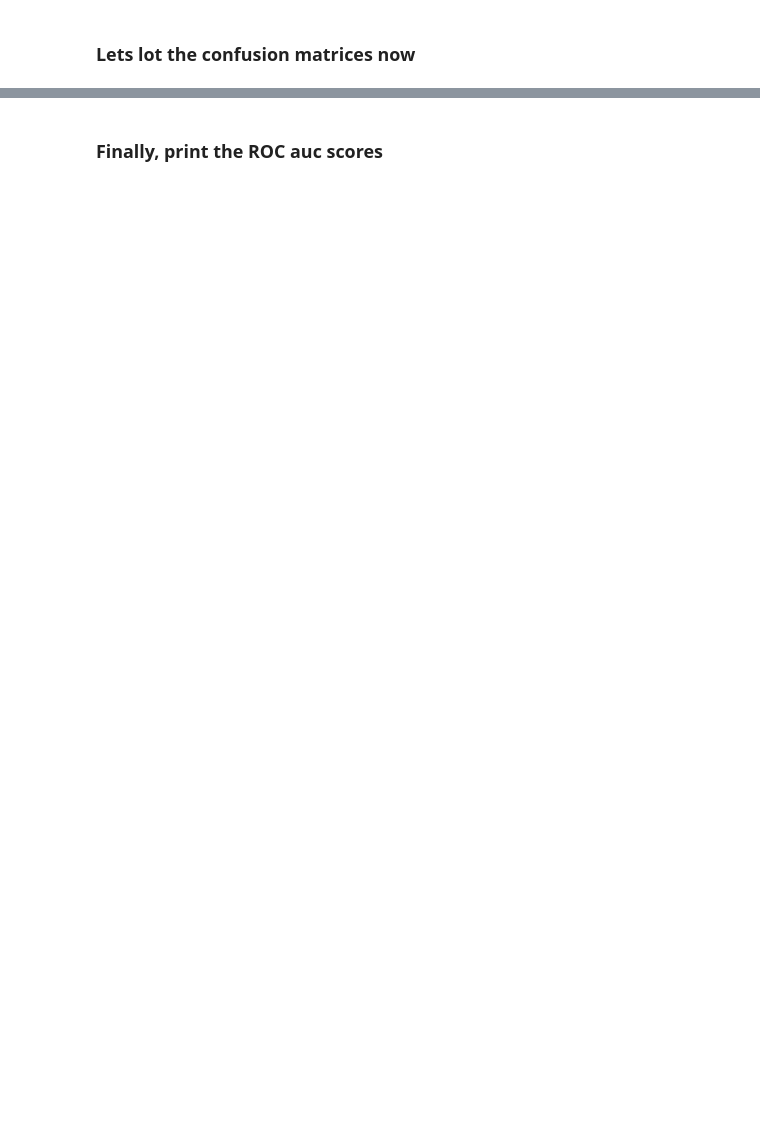
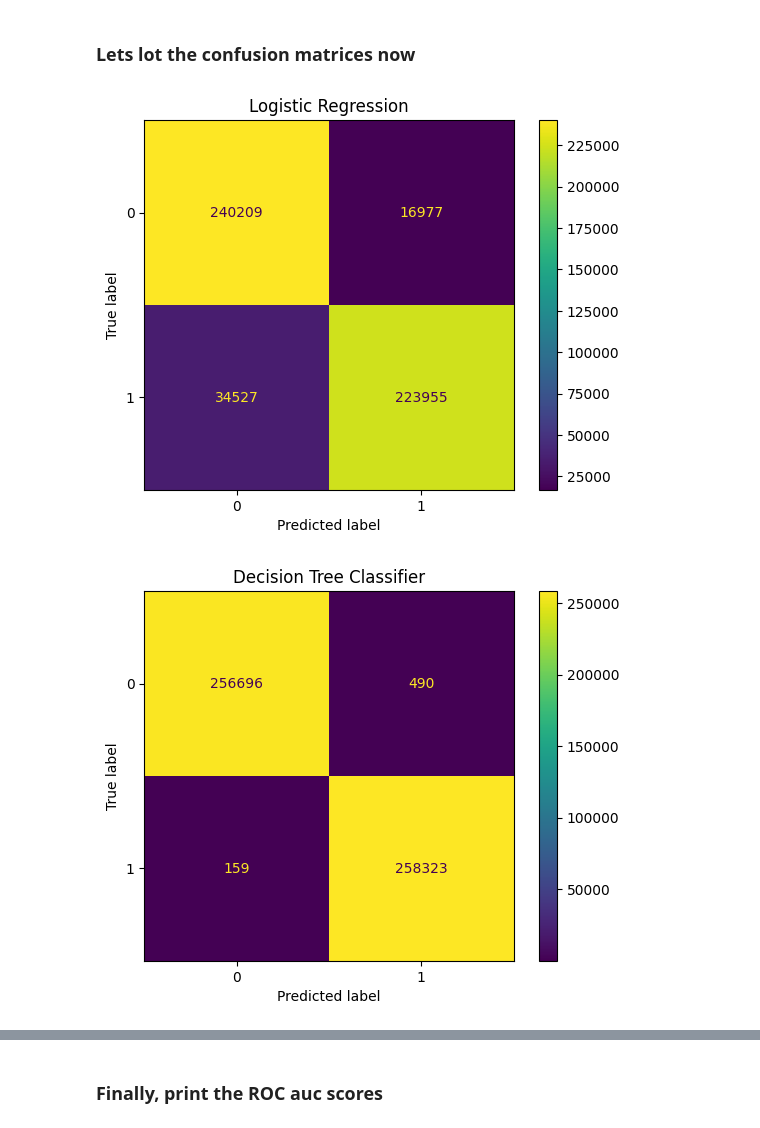
Before and after one commit to juanpajedrez/AAI-501-Final-Project-Code, a Jupyter notebook: notebooks/ml_fraud_algos.ipynb, the cells around one changed output, grey strips where cells are left out. Saved outputs shown, nothing was run; the diff lists cells and outputs as text; code cells hidden in the pictures; blank space fills up the shorter version.

```diff
--- a/notebooks/ml_fraud_algos.ipynb
+++ b/notebooks/ml_fraud_algos.ipynb
@@ -514,10 +625,22 @@ for i, name in enumerate(ml_classifiers):
 ### Lets lot the confusion matrices now
 # %%
 from sklearn.metrics import ConfusionMatrixDisplay
+import matplotlib.pyplot as plt
 
-for i, name in enumerate(ml_classifiers):
+# Specify class labels (binary classification: [0, 1])
+class_labels = [0, 1]
+
+for i, name in enumerate(ml_classifiers.keys()):
     cm = conf_matrices[i]
-    disp = ConfusionMatrixDisplay(confusion_matrix=cm,
-                                display_labels=clf.classes_)
+
+    # Validate the matrix type
+    if not isinstance(cm, (np.ndarray, list)):
+        raise ValueError(f"Expected a confusion matrix array, got {type(cm)}")
+
+    disp = ConfusionMatrixDisplay(confusion_matrix=cm, display_labels=class_labels)
     disp.plot()
-    plt.suptitle(name)
+    plt.title(name)
+    plt.show()
+# %% [output]
+[figure, added]
+[figure, added]
```
Also changed, not shown: parts of 39 cells of this notebook, 3 other files.
